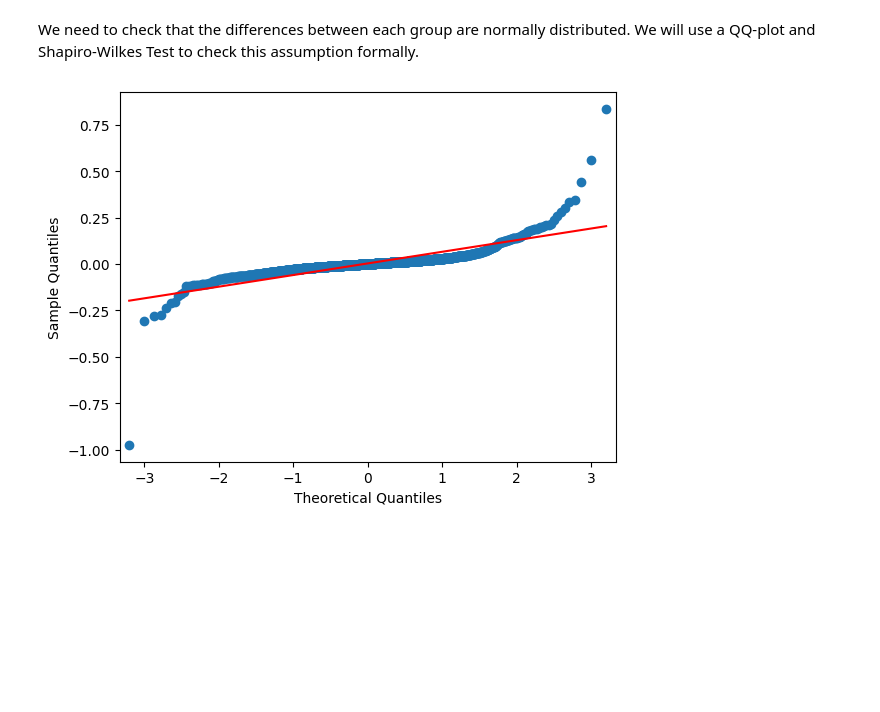
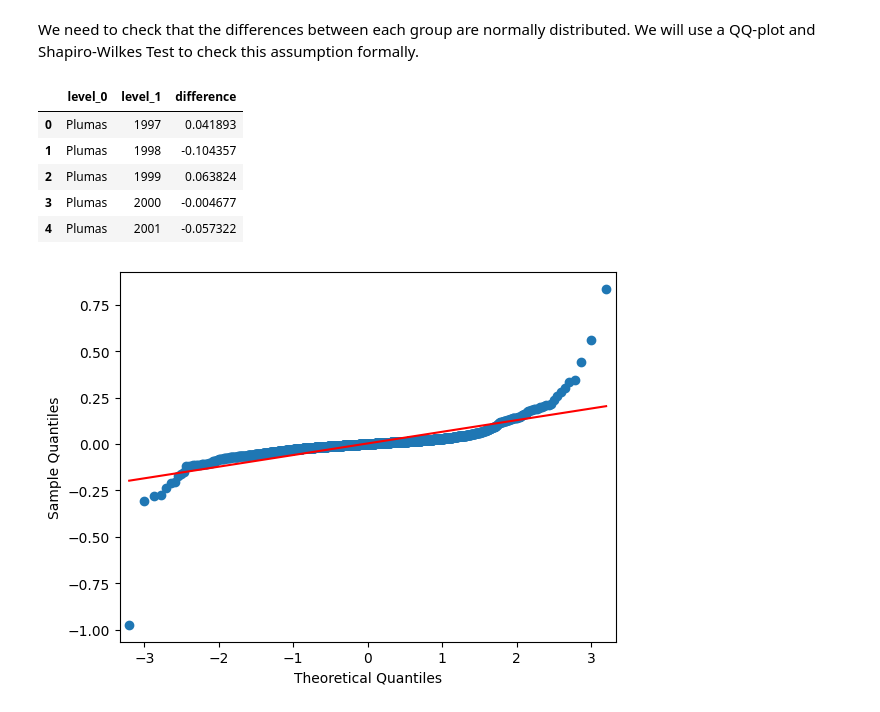
Before and after one commit to aindraga/Math189_FinalProject, a Jupyter notebook: final_project.ipynb, the cells around one changed output. Cells and saved outputs as stored; diff of their text form; code cells hidden in the pictures; blank space fills up the shorter version.

```diff
--- a/final_project.ipynb
+++ b/final_project.ipynb
@@ -196,6 +198,14 @@ We then can observe the data collection method. Here, we don't see much on the d
 We need to check that the differences between each group are normally distributed. We will use a QQ-plot and Shapiro-Wilkes Test to check this assumption formally.
 # %%
 diff_df = pct_change_df.diff(axis=1).stack().reset_index(name='difference')
+diff_df.head()
+# %% [output]
+|  | level_0 | level_1 | difference |
+| 0 | Plumas | 1997 | 0.041893 |
+| 1 | Plumas | 1998 | -0.104357 |
+| 2 | Plumas | 1999 | 0.063824 |
+| 3 | Plumas | 2000 | -0.004677 |
+| 4 | Plumas | 2001 | -0.057322 |
 # %%
 sm.qqplot(diff_df["difference"], line="s")
 # %% [output]
```
Also changed, not shown: parts of 5 cells of this notebook.
